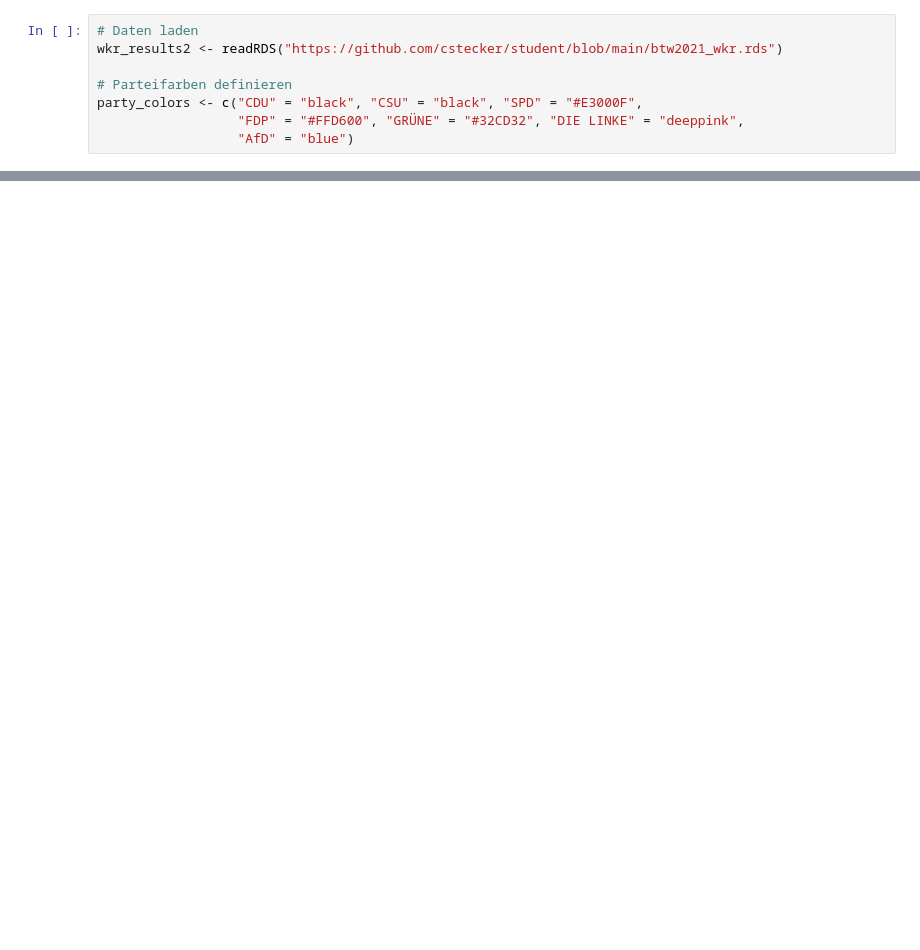
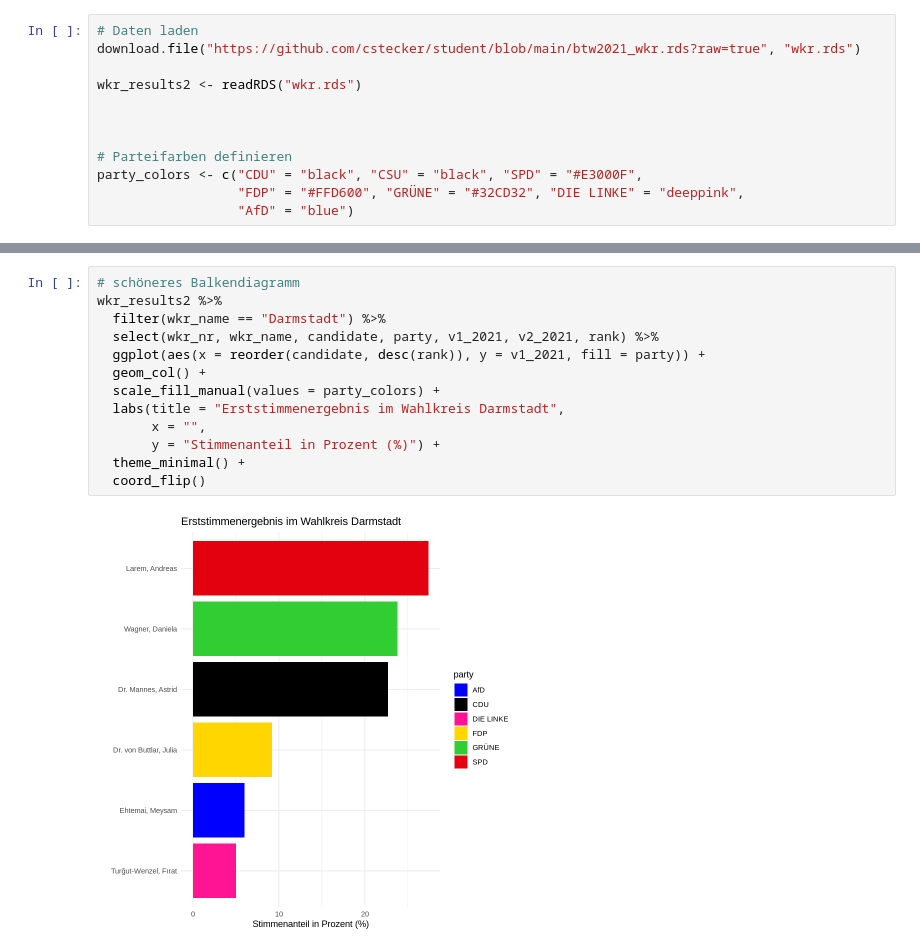
Before and after one commit to cstecker/student, a Jupyter notebook: btw2021_wkr.ipynb, the cells around one changed output, grey strips where cells are left out. Drawn from its saved outputs; the diff is of its cells as text; blank space fills up the shorter version.

```diff
--- a/btw2021_wkr.ipynb
+++ b/btw2021_wkr.ipynb
@@ -7,6 +21,10 @@ Daten laden
 # %%
 # Daten laden
-wkr_results2 <- readRDS("https://github.com/cstecker/student/blob/main/btw2021_wkr.rds")
+download.file("https://github.com/cstecker/student/blob/main/btw2021_wkr.rds?raw=true", "wkr.rds")
+
+wkr_results2 <- readRDS("wkr.rds")
+
+
 
 # Parteifarben definieren
 party_colors <- c("CDU" = "black", "CSU" = "black", "SPD" = "#E3000F",
@@ -18,0 +63,15 @@ ERROR: ignored
+# %%
+# schöneres Balkendiagramm
+wkr_results2 %>%
+  filter(wkr_name == "Darmstadt") %>%
+  select(wkr_nr, wkr_name, candidate, party, v1_2021, v2_2021, rank) %>%
+  ggplot(aes(x = reorder(candidate, desc(rank)), y = v1_2021, fill = party)) +
+  geom_col() +
+  scale_fill_manual(values = party_colors) +
+  labs(title = "Erststimmenergebnis im Wahlkreis Darmstadt",
+       x = "",
+       y = "Stimmenanteil in Prozent (%)") +
+  theme_minimal() +
+  coord_flip()
+# %% [output]
+[figure, added]
```
Also changed, not shown: parts of 13 cells of this notebook.
